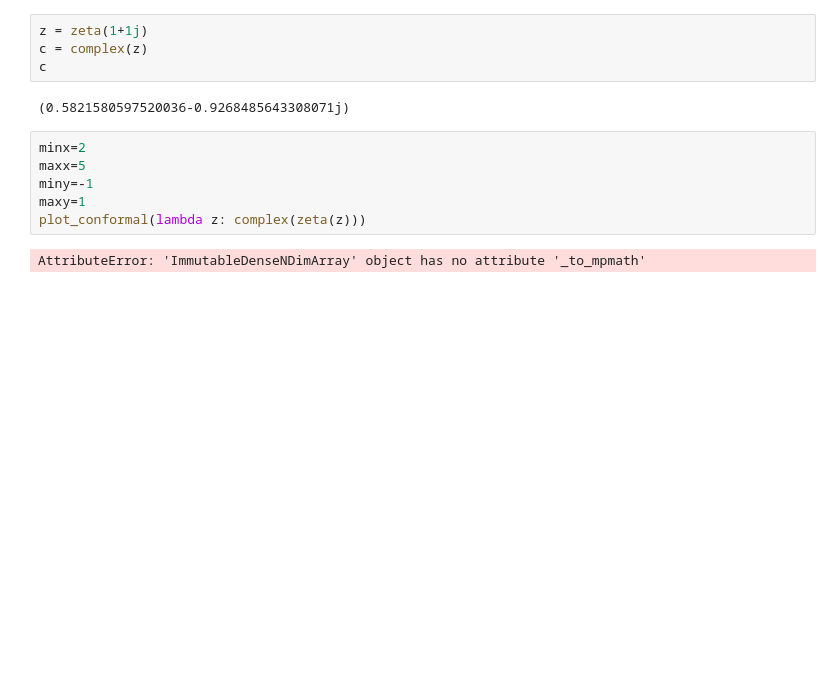
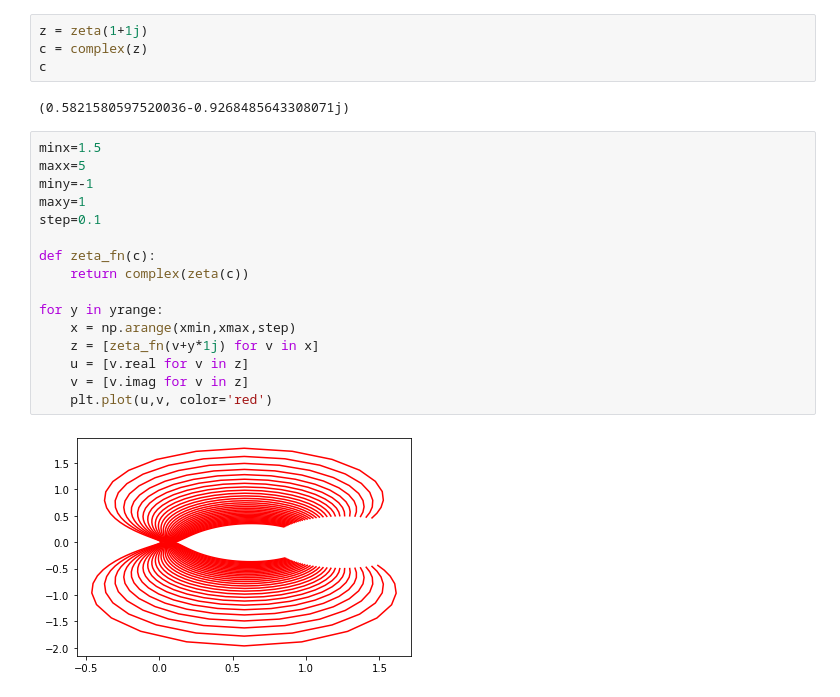
Before and after one commit to algorythmist/computational-physics, a Jupyter notebook: conformal.ipynb, the cells around one changed output. Drawn from its saved outputs; the diff is of its cells as text; blank space fills up the shorter version.

```diff
--- a/conformal.ipynb
+++ b/conformal.ipynb
@@ -134,10 +134,20 @@ c
 # %% [output]
 (0.5821580597520036-0.9268485643308071j)
 # %%
-minx=2
+minx=1.5
 maxx=5
 miny=-1
 maxy=1
-plot_conformal(lambda z: complex(zeta(z)))
+step=0.1
+
+def zeta_fn(c):
+    return complex(zeta(c))
+
+for y in yrange:
+    x = np.arange(xmin,xmax,step)
+    z = [zeta_fn(v+y*1j) for v in x]
+    u = [v.real for v in z]
+    v = [v.imag for v in z]
+    plt.plot(u,v, color='red')
 # %% [output]
-AttributeError: 'ImmutableDenseNDimArray' object has no attribute '_to_mpmath'
+[figure, added]
```
Also changed, not shown: parts of 2 cells of this notebook, 6 other files.
